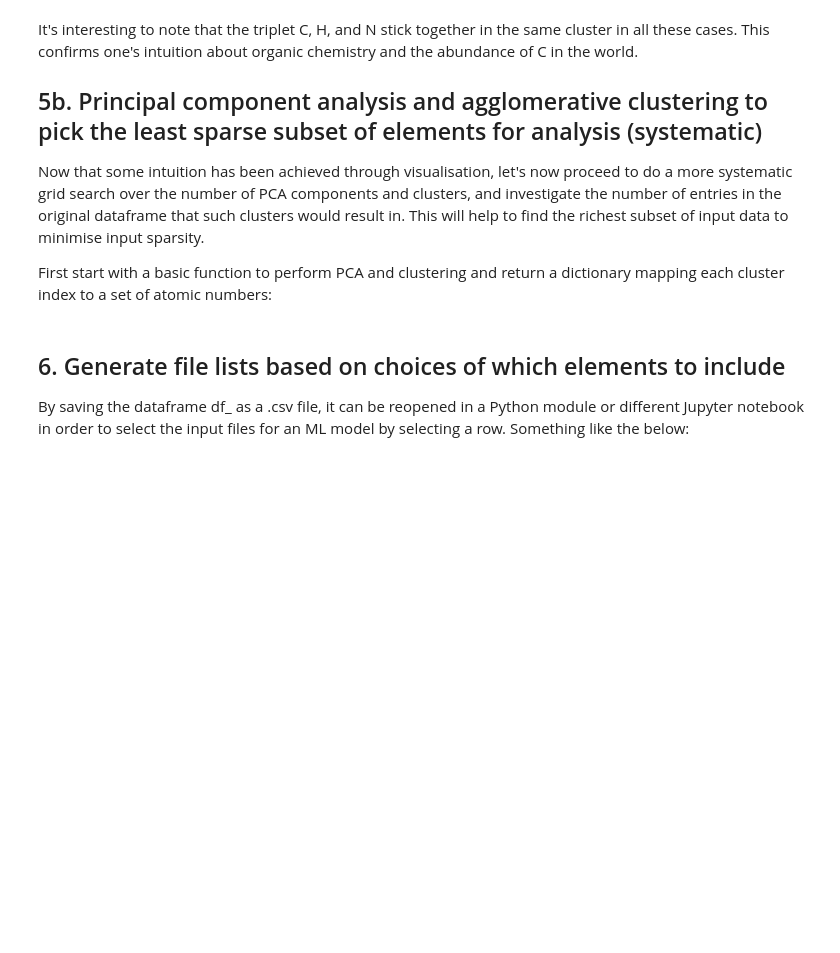
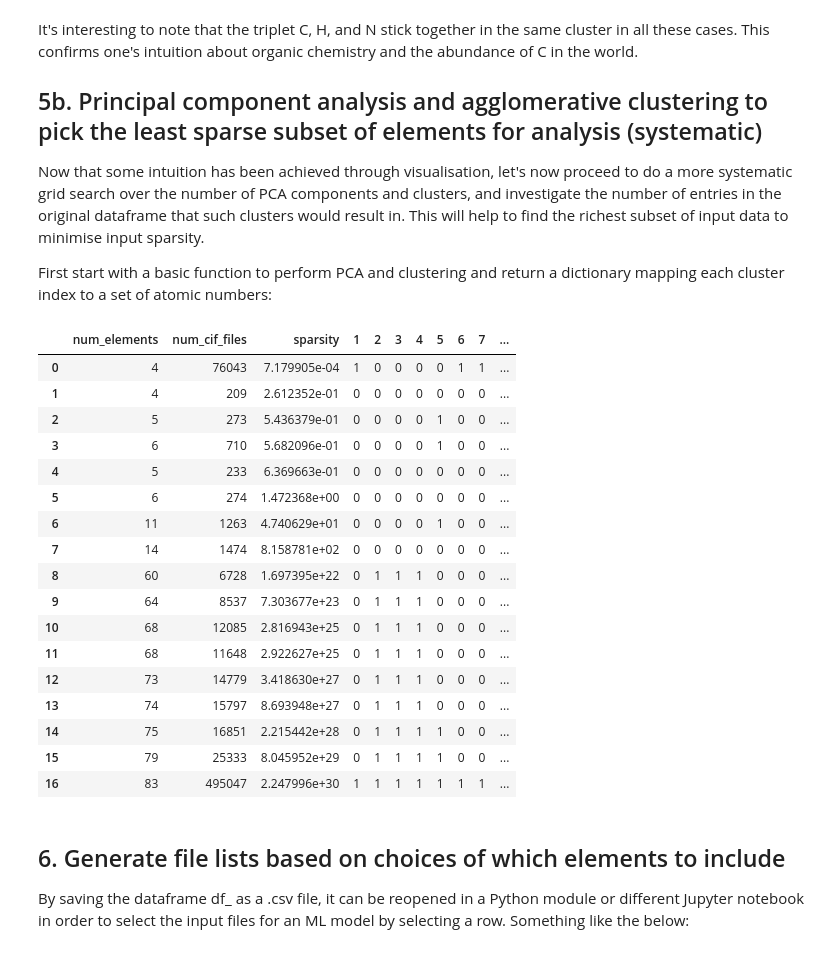
Before and after one commit to teerev/materials-discovery, a Jupyter notebook: exploration.ipynb, the cells around one changed output. Saved outputs shown, nothing was run; the diff lists cells and outputs as text; code cells hidden in the pictures; blank space fills up the shorter version.

```diff
--- a/exploration.ipynb
+++ b/exploration.ipynb
@@ -670,6 +670,27 @@ df_ = df_.drop(['n_clusters','n_components'], axis=1)
 df_.drop_duplicates(inplace=True)
 df_ = df_.reset_index(drop=True)
 df_.to_csv('element-masks.csv', index=False)
+# %%
+df_
+# %% [output]
+|  | num_elements | num_cif_files | sparsity | 1 | 2 | 3 | 4 | 5 | 6 | 7 | ... |
+| 0 | 4 | 76043 | 7.179905e-04 | 1 | 0 | 0 | 0 | 0 | 1 | 1 | ... |
+| 1 | 4 | 209 | 2.612352e-01 | 0 | 0 | 0 | 0 | 0 | 0 | 0 | ... |
+| 2 | 5 | 273 | 5.436379e-01 | 0 | 0 | 0 | 0 | 1 | 0 | 0 | ... |
+| 3 | 6 | 710 | 5.682096e-01 | 0 | 0 | 0 | 0 | 1 | 0 | 0 | ... |
+| 4 | 5 | 233 | 6.369663e-01 | 0 | 0 | 0 | 0 | 0 | 0 | 0 | ... |
+| 5 | 6 | 274 | 1.472368e+00 | 0 | 0 | 0 | 0 | 0 | 0 | 0 | ... |
+| 6 | 11 | 1263 | 4.740629e+01 | 0 | 0 | 0 | 0 | 1 | 0 | 0 | ... |
+| 7 | 14 | 1474 | 8.158781e+02 | 0 | 0 | 0 | 0 | 0 | 0 | 0 | ... |
+| 8 | 60 | 6728 | 1.697395e+22 | 0 | 1 | 1 | 1 | 0 | 0 | 0 | ... |
+| 9 | 64 | 8537 | 7.303677e+23 | 0 | 1 | 1 | 1 | 0 | 0 | 0 | ... |
+| 10 | 68 | 12085 | 2.816943e+25 | 0 | 1 | 1 | 1 | 0 | 0 | 0 | ... |
+| 11 | 68 | 11648 | 2.922627e+25 | 0 | 1 | 1 | 1 | 0 | 0 | 0 | ... |
+| 12 | 73 | 14779 | 3.418630e+27 | 0 | 1 | 1 | 1 | 0 | 0 | 0 | ... |
+| 13 | 74 | 15797 | 8.693948e+27 | 0 | 1 | 1 | 1 | 0 | 0 | 0 | ... |
+| 14 | 75 | 16851 | 2.215442e+28 | 0 | 1 | 1 | 1 | 1 | 0 | 0 | ... |
+| 15 | 79 | 25333 | 8.045952e+29 | 0 | 1 | 1 | 1 | 1 | 0 | 0 | ... |
+| 16 | 83 | 495047 | 2.247996e+30 | 1 | 1 | 1 | 1 | 1 | 1 | 1 | ... |
 # %% [markdown]
 ## 6. Generate file lists based on choices of which elements to include
 
```
